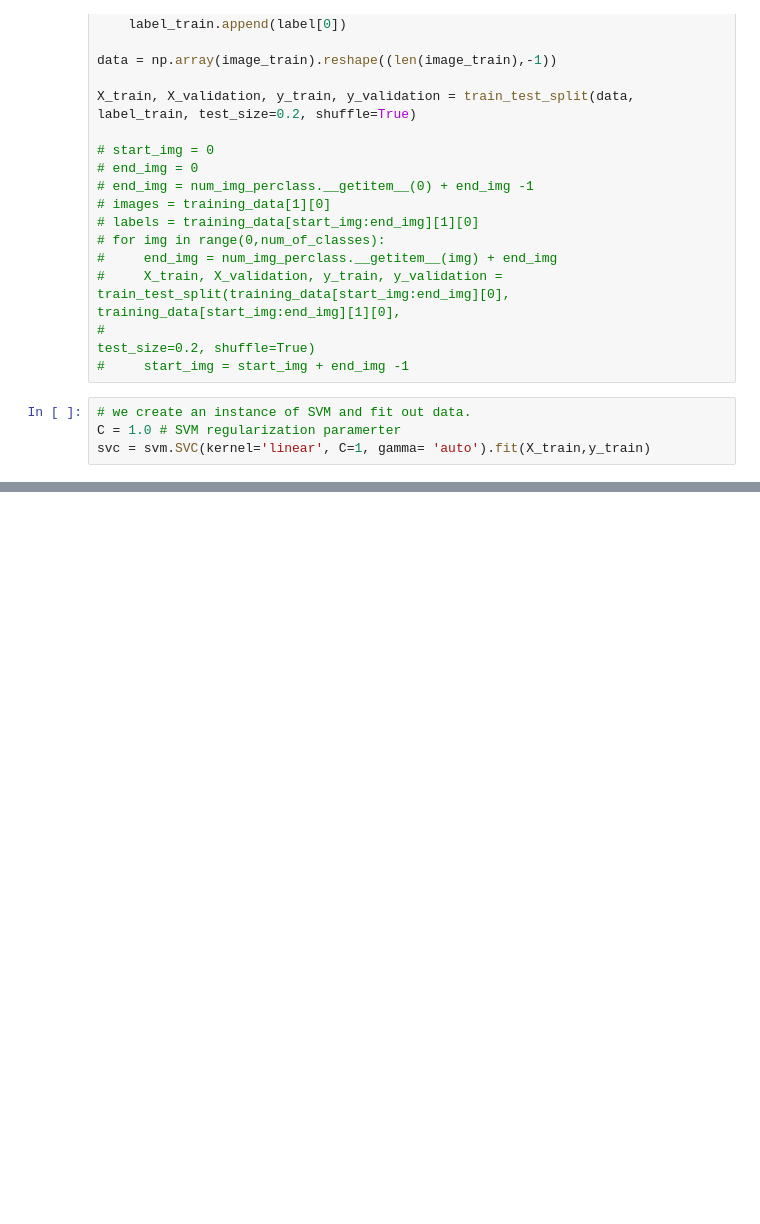
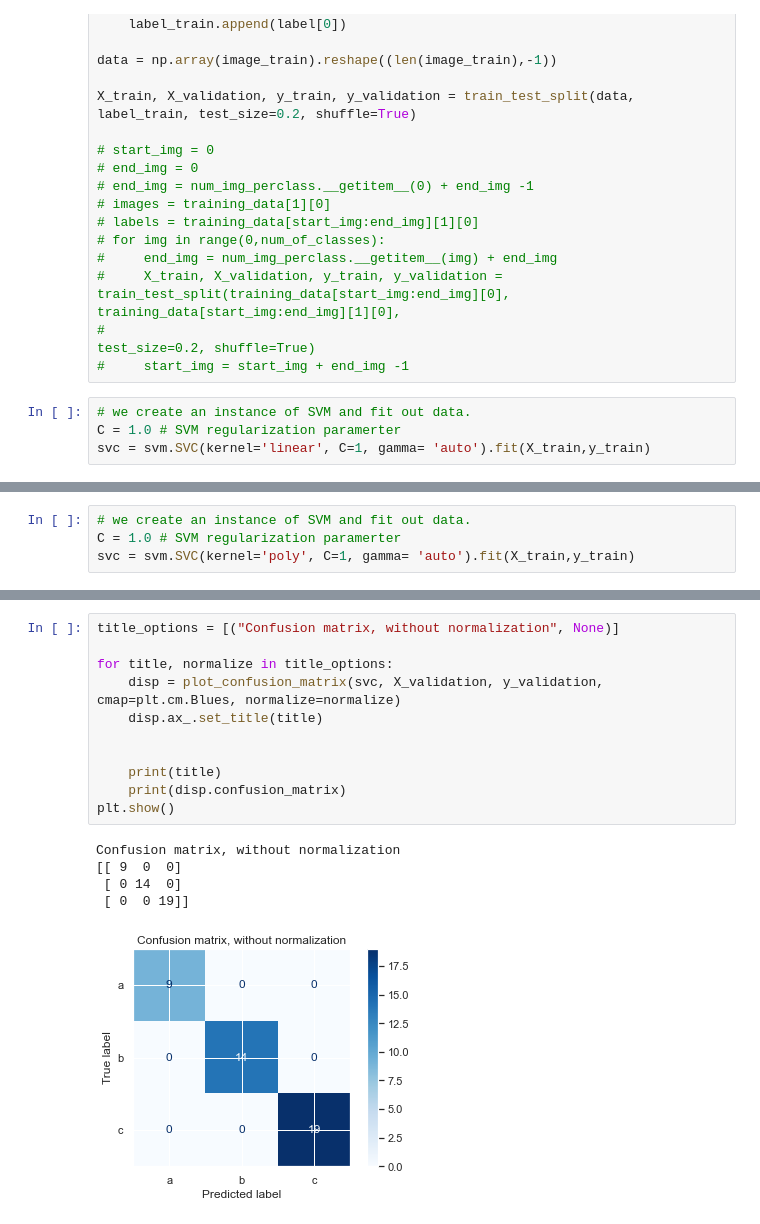
Before and after one commit to MaKaylajb/Machine-learning-for-ASL--detection-, a Jupyter notebook: ASL-data.ipynb, the cells around one changed output, grey strips where cells are left out. Cells and saved outputs as stored; diff of their text form; blank space fills up the shorter version.

```diff
--- a/ASL-data.ipynb
+++ b/ASL-data.ipynb
@@ -139,0 +140,4 @@ Confusion matrix, without normalization
+# %%
+# we create an instance of SVM and fit out data.
+C = 1.0 # SVM regularization paramerter
+svc = svm.SVC(kernel='poly', C=1, gamma= 'auto').fit(X_train,y_train)
@@ -139,0 +157,17 @@ Confusion matrix, without normalization
+# %%
+title_options = [("Confusion matrix, without normalization", None)]
+
+for title, normalize in title_options:
+    disp = plot_confusion_matrix(svc, X_validation, y_validation, cmap=plt.cm.Blues, normalize=normalize)
+    disp.ax_.set_title(title)
+
+
+    print(title)
+    print(disp.confusion_matrix)
+plt.show()
+# %% [output]
+Confusion matrix, without normalization
+[[ 9  0  0]
+ [ 0 14  0]
+ [ 0  0 19]]
+[figure, added]
```
Also changed, not shown: parts of 7 cells of this notebook.
